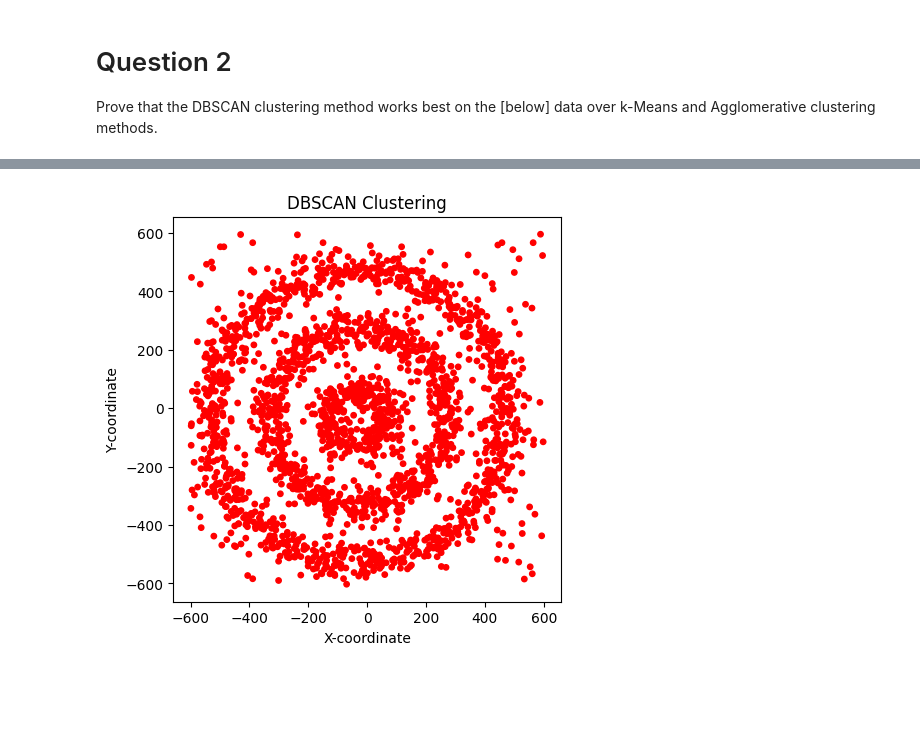
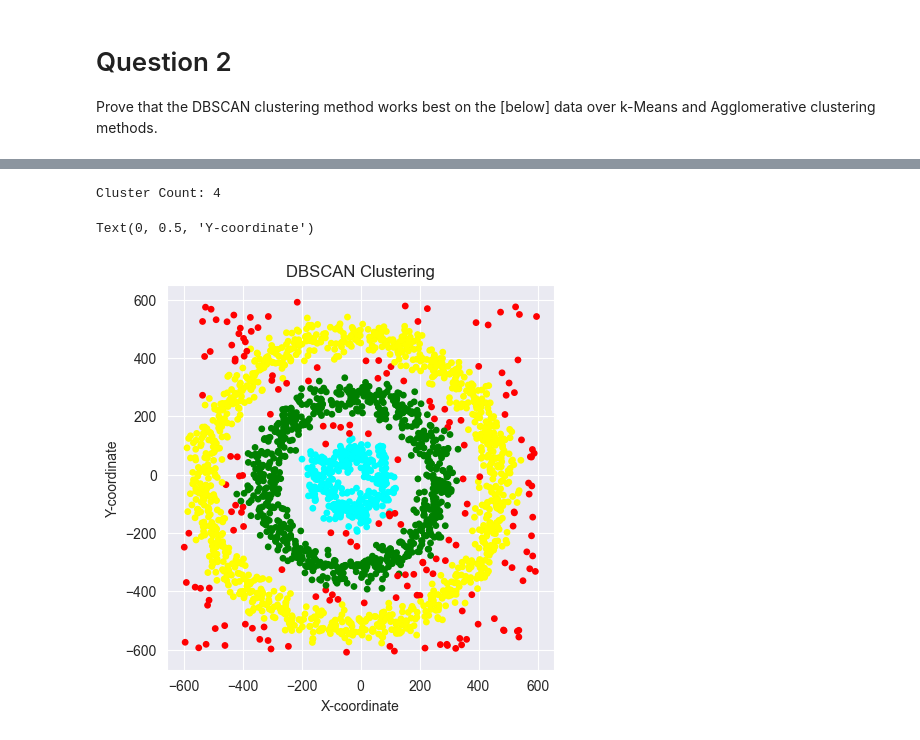
Before and after one commit to AKonicki26/DAT-330, a Jupyter notebook: PA02/AnneKonicki_PA02.ipynb, the cells around one changed output, grey strips where cells are left out. Saved outputs shown, nothing was run; the diff lists cells and outputs as text; code cells hidden in the pictures; blank space fills up the shorter version.

Commit message:
DB Scan done

```diff
--- a/PA02/AnneKonicki_PA02.ipynb
+++ b/PA02/AnneKonicki_PA02.ipynb
@@ -173,9 +173,20 @@ plotData('Agglo_Labels', title='Hierarchical Clustering')
 # %%
 # DBSCAN
+import random
 
-density_scan = DBSCAN(eps=0.75, min_samples=300) # DBSCAN needs to be re-set up to fit the scenario
+density_scan = DBSCAN(eps=35, min_samples=7) # DBSCAN needs to be re-set up to fit the scenario
 density_scan.fit(data[attributes])
 data['DBSCAN_Labels'] = density_scan.labels_
-plotData('DBSCAN_Labels', title='DBSCAN Clustering')
+
+cluster_count = len(set(density_scan.labels_))
+print(f"Cluster Count: {cluster_count}")
+
+plt.figure(figsize=figure_size)
+plt.scatter(data[attributes[0]], data[attributes[1]], c=data['DBSCAN_Labels'],  cmap=mcolors.ListedColormap(colors), s=15)
+plt.title('DBSCAN Clustering')
+plt.xlabel(attribute_labels[0])
+plt.ylabel(attribute_labels[1])
 # %% [output]
+Cluster Count: 4
+Text(0, 0.5, 'Y-coordinate')
-[figure, old version]
+[figure, new version]
```
Also changed, not shown: parts of 8 cells of this notebook.
